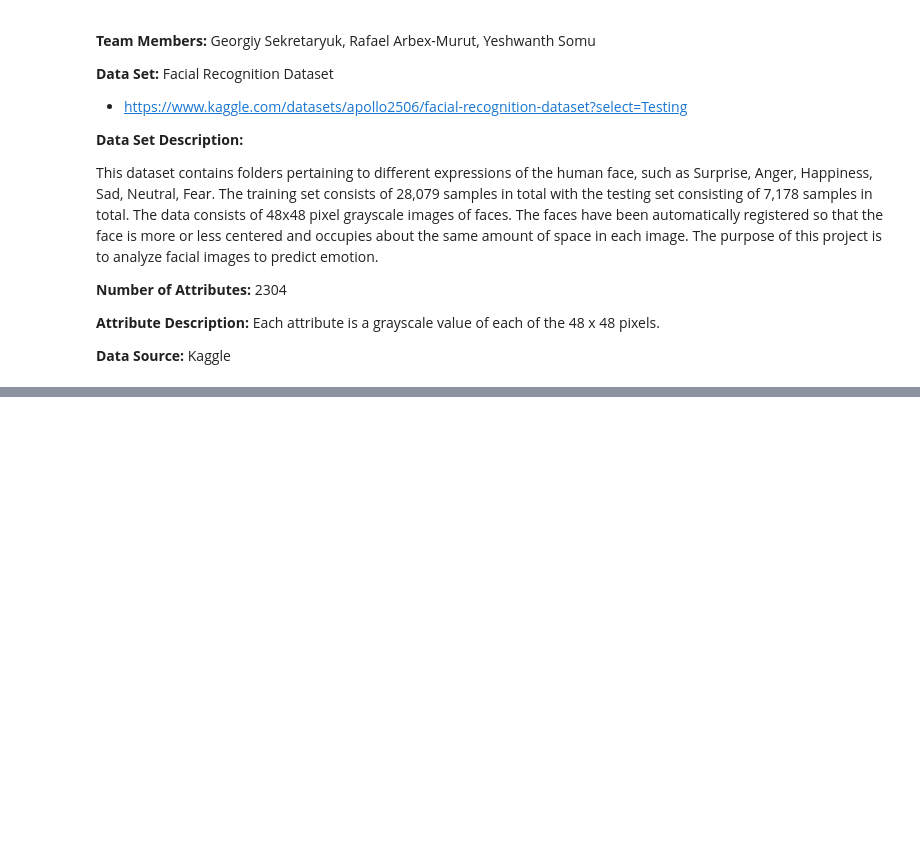
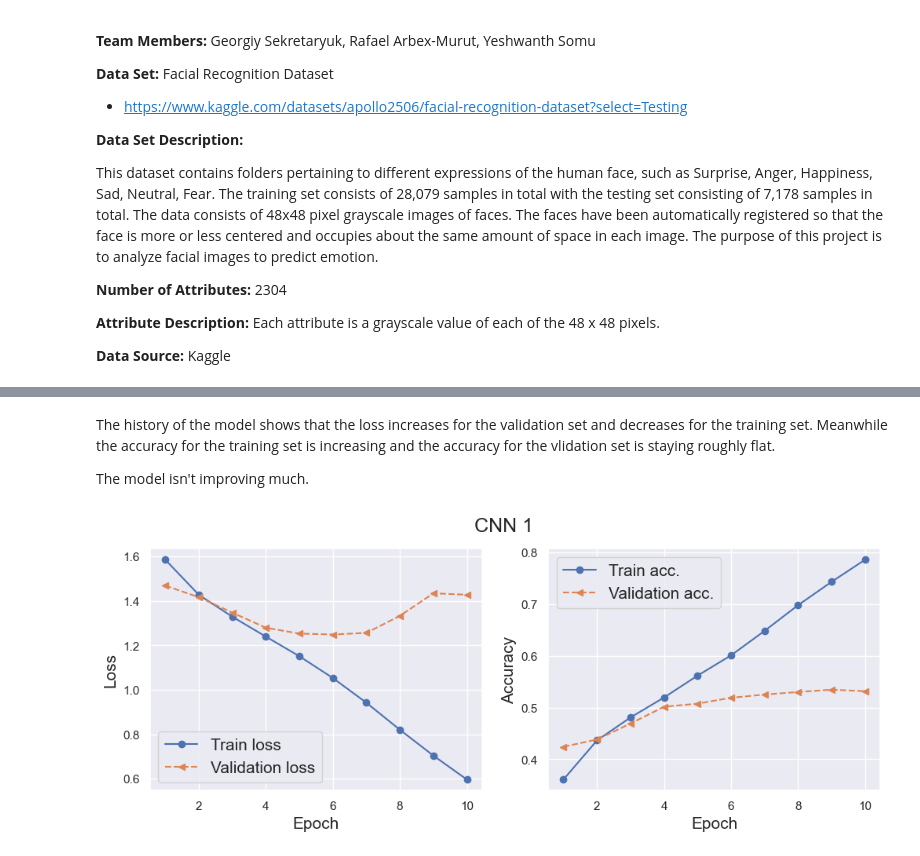
Before and after one commit to sekretaryuk/w207-letsfaceit, a Jupyter notebook: Final_Model.ipynb, the cells around one changed output, grey strips where cells are left out. Cells and saved outputs as stored; diff of their text form; code cells hidden in the pictures; blank space fills up the shorter version.

Commit message:
Adding final model

```diff
--- a/Final_Model.ipynb
+++ b/Final_Model.ipynb
@@ -497,0 +399,26 @@ weighted avg      0.541     0.546     0.543      7067
+# %% [markdown]
+The history of the model shows that the loss increases for the validation set and decreases for the training set. Meanwhile the accuracy for the training set is increasing and the accuracy for the vlidation set is staying roughly flat.
+
+The model isn't improving much.
+# %%
+hist_CNN_1 = history_CNN_1.history
+x_arr = np.arange(len(hist_CNN_1['loss'])) + 1
+
+fig = plt.figure(figsize=(12, 4))
+ax = fig.add_subplot(1, 2, 1)
+plt.suptitle('CNN 1',fontsize=18)
+ax.plot(x_arr, hist_CNN_1['loss'], '-o', label='Train loss')
+ax.plot(x_arr, hist_CNN_1['val_loss'], '--<', label='Validation loss')
+ax.legend(fontsize=15)
+ax.set_xlabel('Epoch', size=15)
+ax.set_ylabel('Loss', size=15)
+
+ax = fig.add_subplot(1, 2, 2)
+ax.plot(x_arr, hist_CNN_1['accuracy'], '-o', label='Train acc.')
+ax.plot(x_arr, hist_CNN_1['val_accuracy'], '--<', label='Validation acc.')
+ax.legend(fontsize=15)
+ax.set_xlabel('Epoch', size=15)
+ax.set_ylabel('Accuracy', size=15)
+plt.show()
+# %% [output]
+[figure, added]
```
Also changed, not shown: parts of 61 cells of this notebook.
